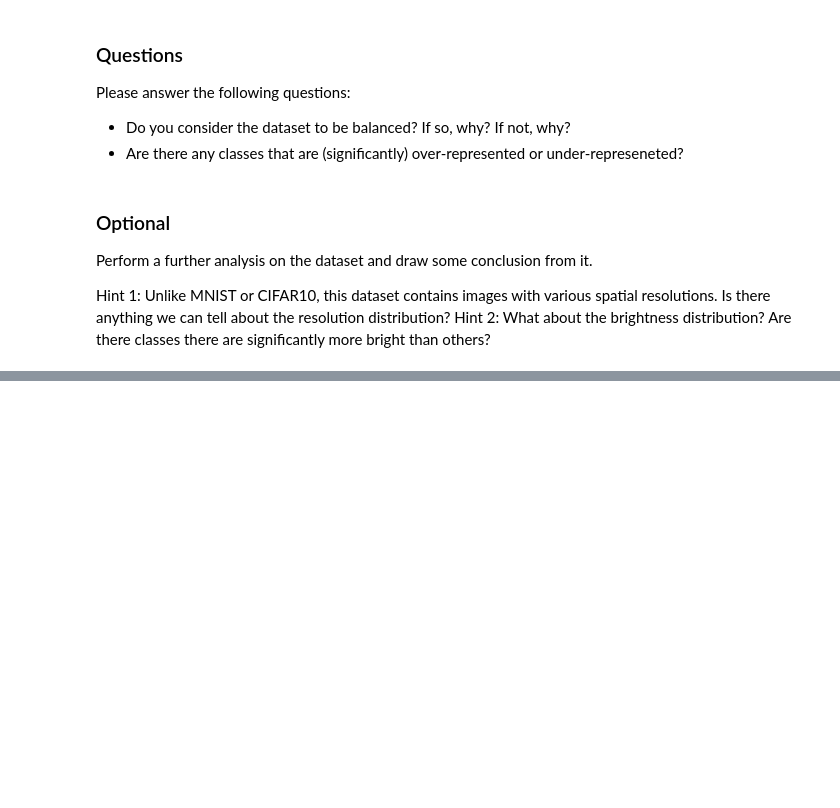
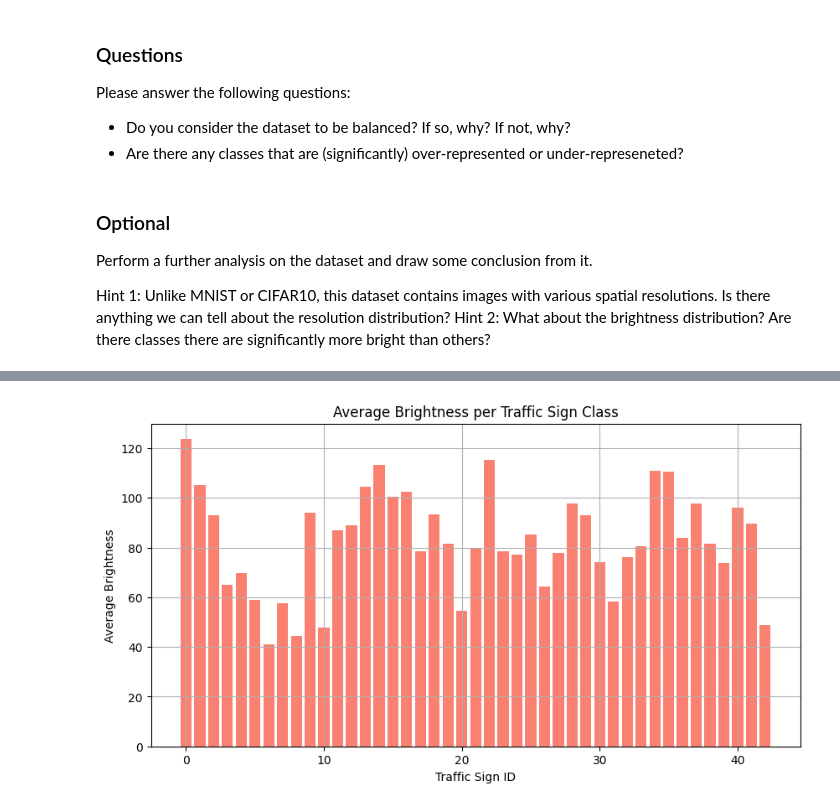
Before and after one commit to Pomidorry/Computer-Vision-Labs, a Jupyter notebook: lab7/HW7.2.ipynb, the cells around one changed output, grey strips where cells are left out. Cells and saved outputs as stored; diff of their text form; code cells hidden in the pictures; blank space fills up the shorter version.

```diff
--- a/lab7/HW7.2.ipynb
+++ b/lab7/HW7.2.ipynb
@@ -73,0 +102,24 @@ Hint 2: What about the brightness distribution? Are there classes there are sign
+# %%
+brightness_by_class = {}
+for _, row in sample_data.iterrows():
+    img_path = os.path.join(root, row['Path'])
+    img = cv2.imread(img_path, cv2.IMREAD_GRAYSCALE)  # Convert to grayscale for brightness
+    avg_brightness = img.mean()
+    class_id = row['ClassId']
+
+    if class_id not in brightness_by_class:
+        brightness_by_class[class_id] = []
+    brightness_by_class[class_id].append(avg_brightness)
+
+# Calculate the average brightness per class
+avg_brightness_per_class = {class_id: np.mean(brightness) for class_id, brightness in brightness_by_class.items()}
+
+# Plot brightness distribution
+plt.figure(figsize=(10, 5))
+plt.bar(avg_brightness_per_class.keys(), avg_brightness_per_class.values(), color='salmon')
+plt.xlabel('Traffic Sign ID'), plt.ylabel('Average Brightness')
+plt.title('Average Brightness per Traffic Sign Class')
+plt.grid(True)
+plt.show()
+# %% [output]
+[figure, added]
```
Also changed, not shown: parts of 4 cells of this notebook.
